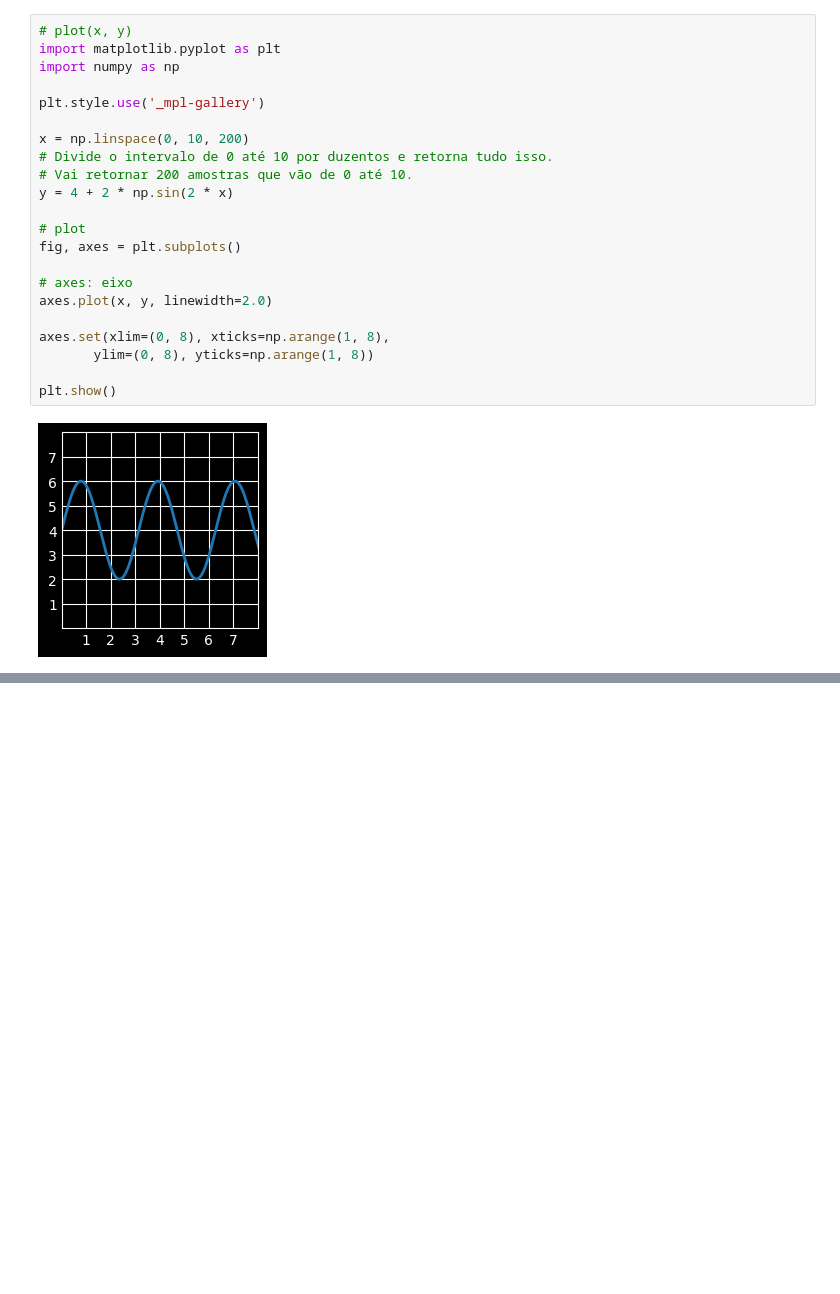
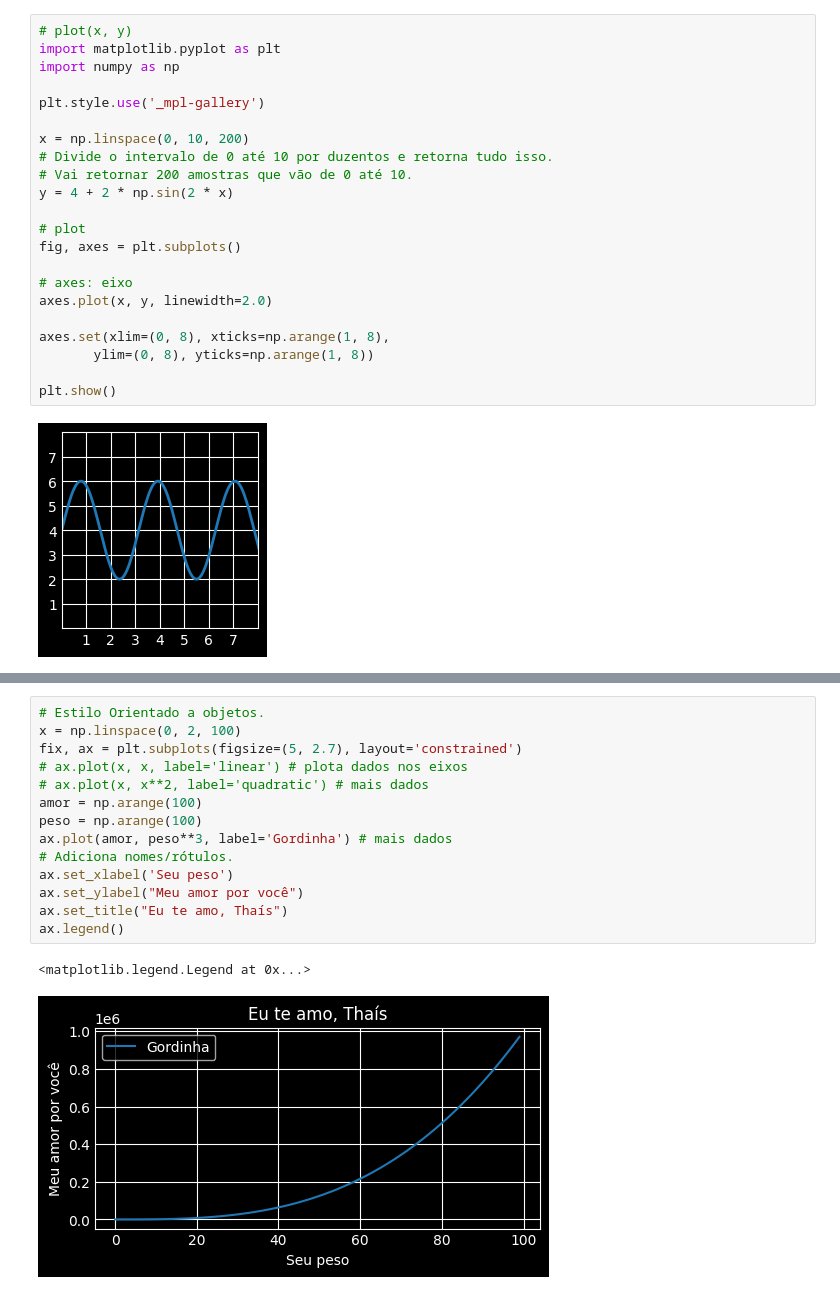
Before and after one commit to CarlosERM/Data_Science_do_Zero, a Jupyter notebook: 2.1_matplotlib.ipynb, the cells around one changed output, grey strips where cells are left out. Cells and saved outputs as stored; diff of their text form; blank space fills up the shorter version.

Commit message:
terminei de ler o getting started do matplot, agora é seguir o livro

```diff
--- a/2.1_matplotlib.ipynb
+++ b/2.1_matplotlib.ipynb
@@ -59,0 +86,17 @@ plt.show()
+# %%
+# Estilo Orientado a objetos.
+x = np.linspace(0, 2, 100)
+fix, ax = plt.subplots(figsize=(5, 2.7), layout='constrained')
+# ax.plot(x, x, label='linear') # plota dados nos eixos
+# ax.plot(x, x**2, label='quadratic') # mais dados
+amor = np.arange(100)
+peso = np.arange(100)
+ax.plot(amor, peso**3, label='Gordinha') # mais dados
+# Adiciona nomes/rótulos.
+ax.set_xlabel('Seu peso')
+ax.set_ylabel("Meu amor por você")
+ax.set_title("Eu te amo, Thaís")
+ax.legend()
+# %% [output]
+<matplotlib.legend.Legend at 0x...>
+[figure, added]
```
Also changed, not shown: parts of 19 cells of this notebook, 27 other files.
